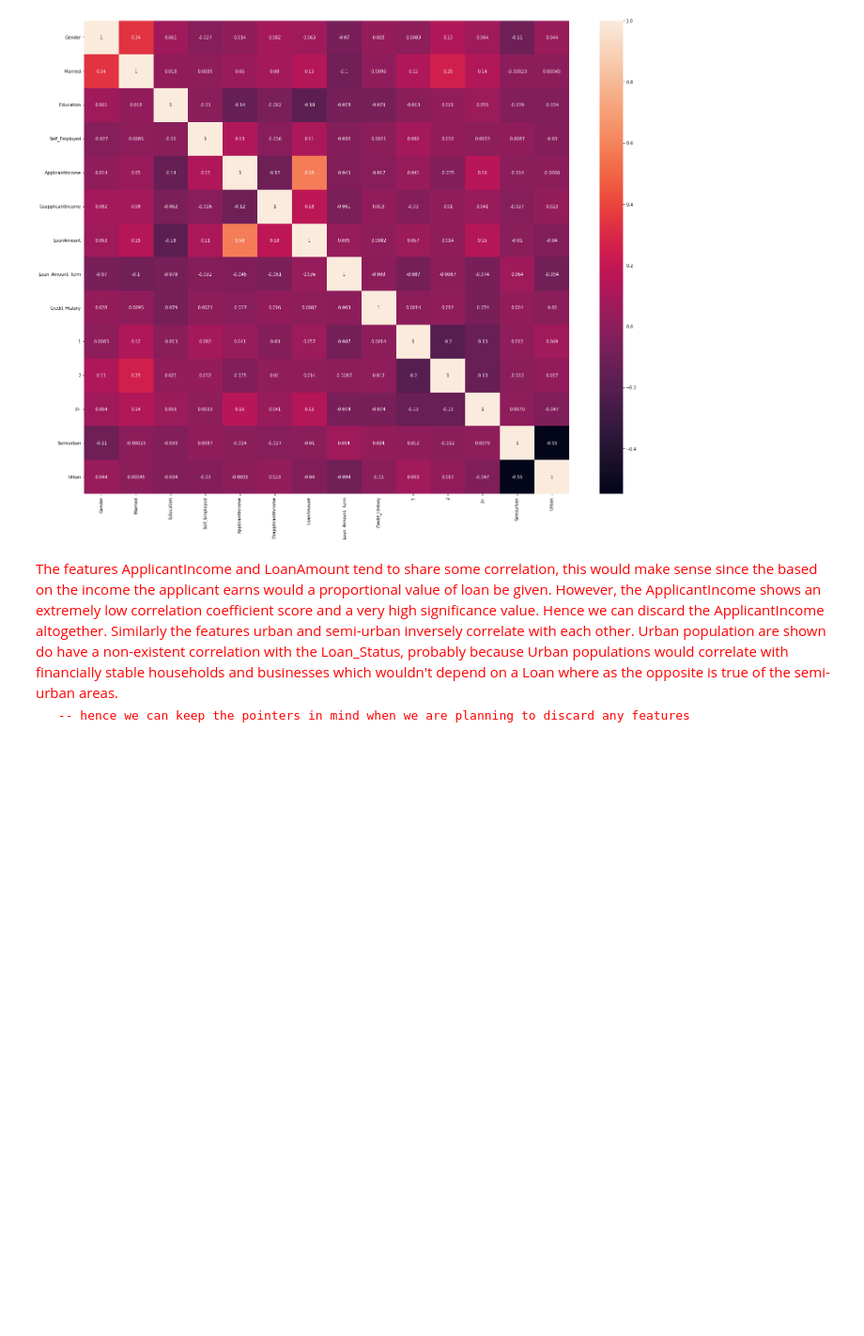
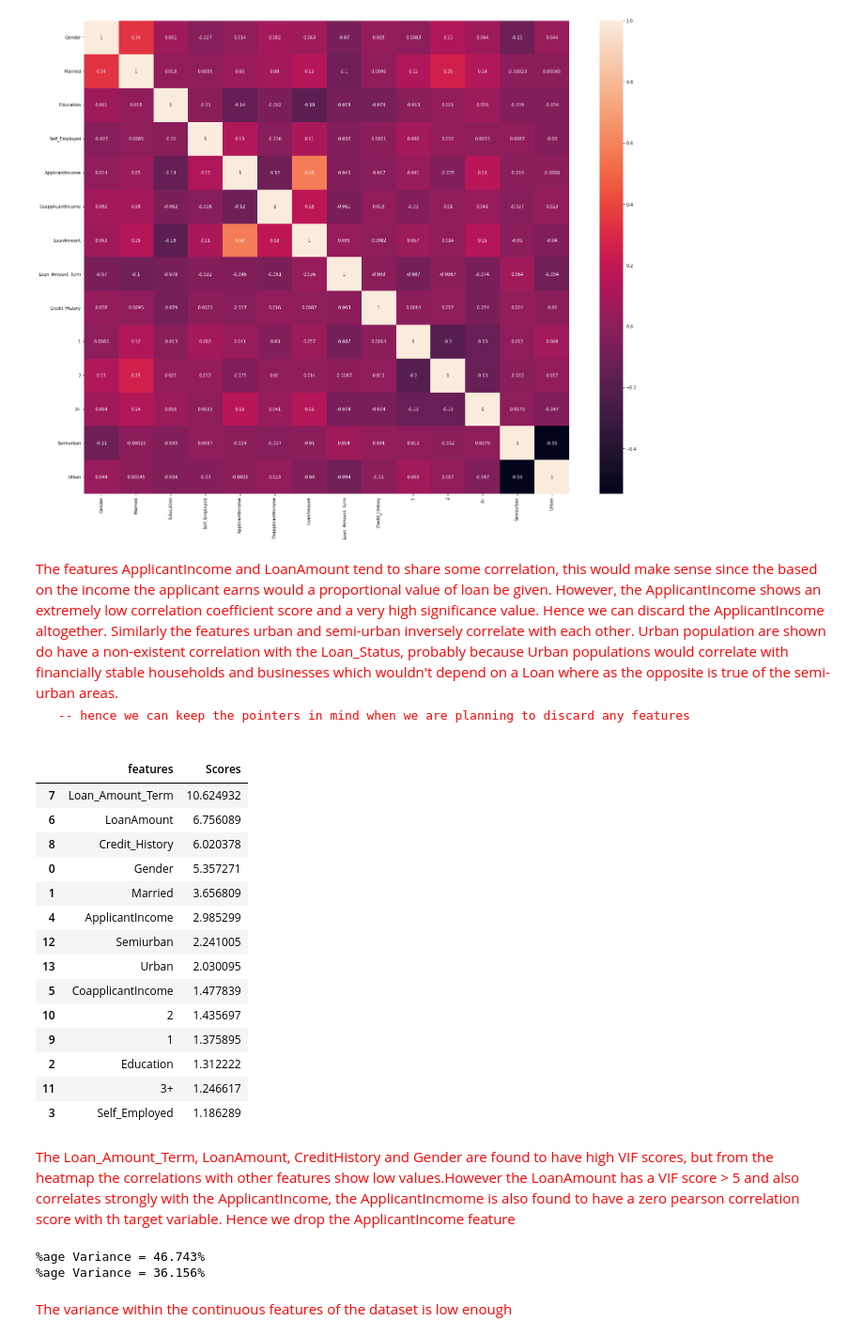
Before and after one commit to zobekenobe/DT-Evaluation-Project, a Jupyter notebook: Project 6.ipynb, the cells around one changed output. Shown at 94% size. Saved outputs shown, nothing was run; the diff lists cells and outputs as text; code cells hidden in the pictures; blank space fills up the shorter version.

```diff
--- a/Project 6.ipynb
+++ b/Project 6.ipynb
@@ -288,0 +292,25 @@ The features ApplicantIncome and LoanAmount tend to share some correlation, this
+# %%
+temp = pd.DataFrame()
+# %%
+temp['features'] = x.columns
+temp['Scores']   = [vif(x, i) for i in range(x.shape[1])]
+# %%
+temp.sort_values('Scores', ascending = False)
+# %% [output]
+|  | features | Scores |
+| 7 | Loan_Amount_Term | 10.624932 |
+| 6 | LoanAmount | 6.756089 |
+| 8 | Credit_History | 6.020378 |
+| 0 | Gender | 5.357271 |
+| 1 | Married | 3.656809 |
+| 4 | ApplicantIncome | 2.985299 |
+| 12 | Semiurban | 2.241005 |
+| 13 | Urban | 2.030095 |
+| 5 | CoapplicantIncome | 1.477839 |
+| 10 | 2 | 1.435697 |
+| 9 | 1 | 1.375895 |
+| 2 | Education | 1.312222 |
+| 11 | 3+ | 1.246617 |
+| 3 | Self_Employed | 1.186289 |
+# %% [markdown]
+<font color = red>The Loan_Amount_Term, LoanAmount, CreditHistory and Gender are found to have high VIF scores, but from the heatmap the correlations with other features show low values.However the LoanAmount has a VIF score > 5 and also correlates strongly with the ApplicantIncome, the ApplicantIncmome is also found to have a zero pearson correlation score with th target variable. Hence we drop the ApplicantIncome feature<font>
@@ -288,0 +319,12 @@ The features ApplicantIncome and LoanAmount tend to share some correlation, this
+# %%
+# Next we check for the variance within the dataset using Variance Thresholding
+continuous_features = ['CoapplicantIncome', 'LoanAmount']
+for col in continuous_features:
+    print(f"%age Variance = {x[col].unique().shape[0]/len(x)*100:0.3f}%")
+# %% [output]
+%age Variance = 46.743%
+%age Variance = 36.156%
+# %% [markdown]
+<font color = red>
+The variance within the continuous features of the dataset is low enough
+</font>
```
Also changed, not shown: parts of 3 cells of this notebook.
